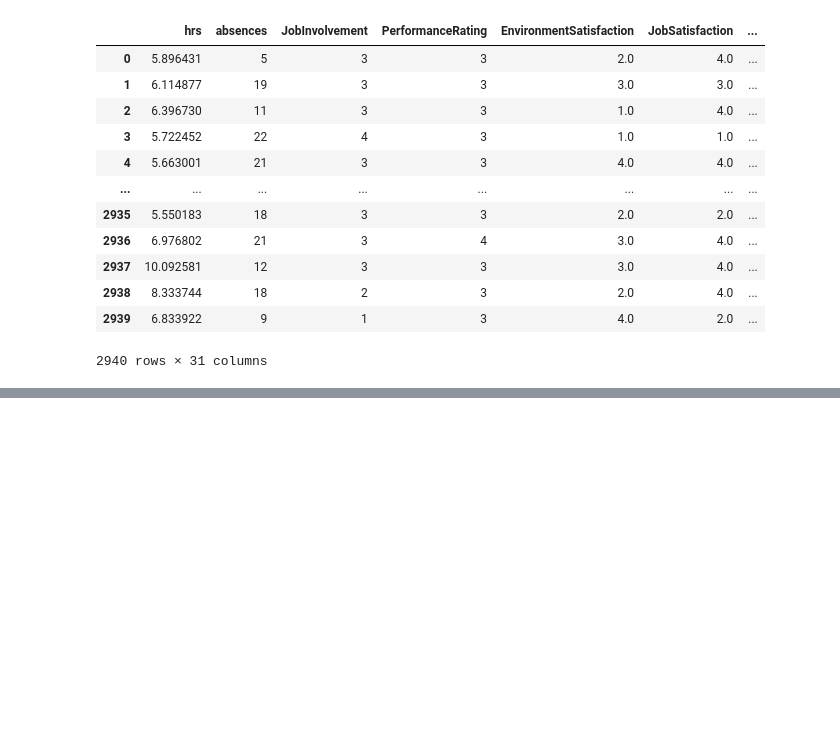
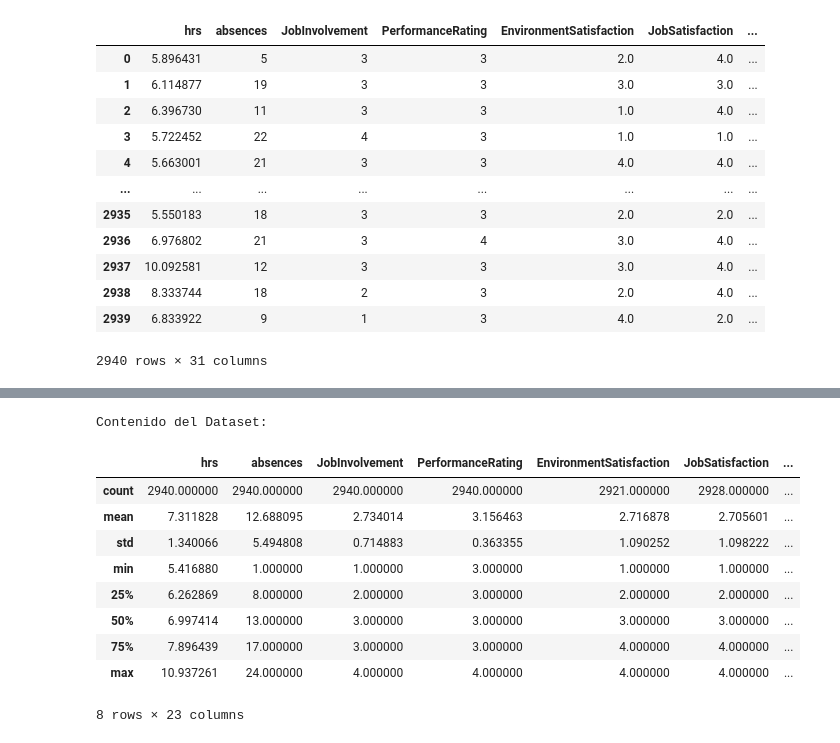
Before and after one commit to 100477706/Proyecto_Aprendizaje, a Jupyter notebook: predicciones.ipynb, the cells around one changed output, grey strips where cells are left out. Drawn from its saved outputs; the diff is of its cells as text; code cells hidden in the pictures; blank space fills up the shorter version.

```diff
--- a/predicciones.ipynb
+++ b/predicciones.ipynb
@@ -23,0 +56,16 @@ pd.read_csv("attrition_availabledata_06.csv.gz", compression="gzip", sep=",") #s
+# %%
+# Información total del dataset
+print("\nContenido del Dataset:")
+df.describe()
+# %% [output]
+Contenido del Dataset:
+|  | hrs | absences | JobInvolvement | PerformanceRating | EnvironmentSatisfaction | JobSatisfaction | ... |
+| count | 2940.000000 | 2940.000000 | 2940.000000 | 2940.000000 | 2921.000000 | 2928.000000 | ... |
+| mean | 7.311828 | 12.688095 | 2.734014 | 3.156463 | 2.716878 | 2.705601 | ... |
+| std | 1.340066 | 5.494808 | 0.714883 | 0.363355 | 1.090252 | 1.098222 | ... |
+| min | 5.416880 | 1.000000 | 1.000000 | 3.000000 | 1.000000 | 1.000000 | ... |
+| 25% | 6.262869 | 8.000000 | 2.000000 | 3.000000 | 2.000000 | 2.000000 | ... |
+| 50% | 6.997414 | 13.000000 | 3.000000 | 3.000000 | 3.000000 | 3.000000 | ... |
+| 75% | 7.896439 | 17.000000 | 3.000000 | 3.000000 | 4.000000 | 4.000000 | ... |
+| max | 10.937261 | 24.000000 | 4.000000 | 4.000000 | 4.000000 | 4.000000 | ... |
+8 rows × 23 columns
```
Also changed, not shown: parts of 5 cells of this notebook.
